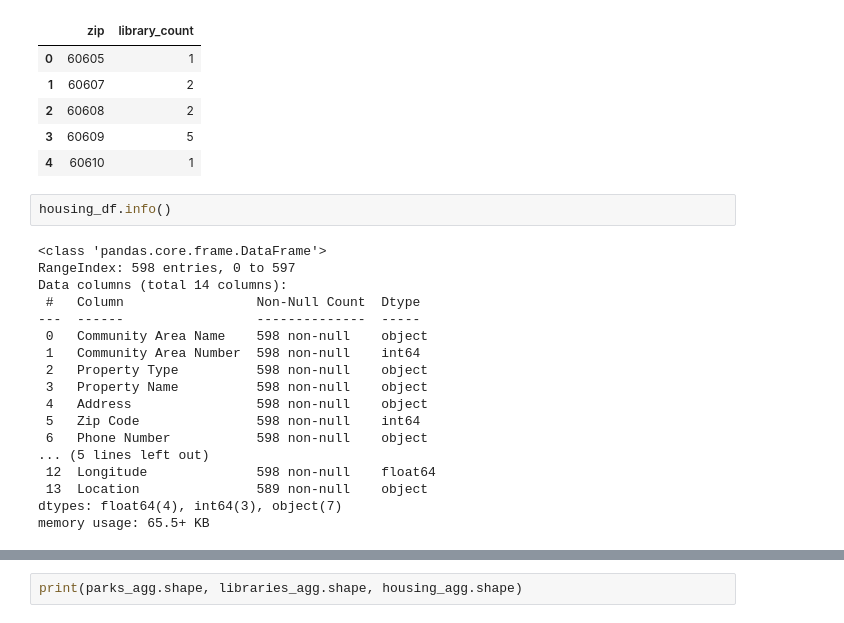
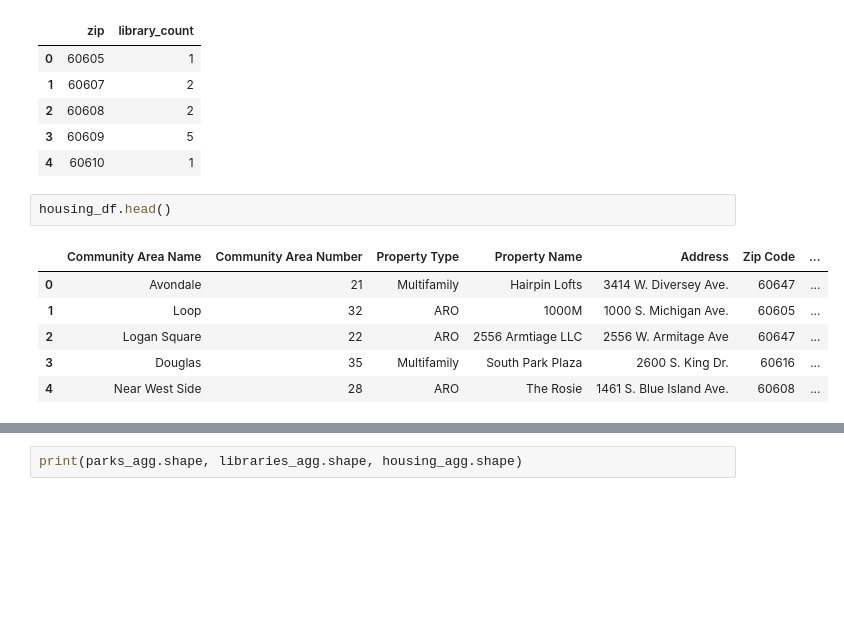
Before and after one commit to blythemadera/CME, a Jupyter notebook: Project.ipynb, the cells around one changed output, grey strips where cells are left out. Cells and saved outputs as stored; diff of their text form; blank space fills up the shorter version.

```diff
--- a/Project.ipynb
+++ b/Project.ipynb
@@ -71,23 +72,12 @@ libraries_agg.head()
 | 3 | 60609 | 5 |
 | 4 | 60610 | 1 |
 # %%
-housing_df.info()
+housing_df.head()
 # %% [output]
-<class 'pandas.core.frame.DataFrame'>
-RangeIndex: 598 entries, 0 to 597
-Data columns (total 14 columns):
- #   Column                 Non-Null Count  Dtype
----  ------                 --------------  -----
- 0   Community Area Name    598 non-null    object
- 1   Community Area Number  598 non-null    int64
- 2   Property Type          598 non-null    object
- 3   Property Name          598 non-null    object
- 4   Address                598 non-null    object
- 5   Zip Code               598 non-null    int64
- 6   Phone Number           598 non-null    object
-... (5 lines left out)
- 12  Longitude              598 non-null    float64
- 13  Location               589 non-null    object
-dtypes: float64(4), int64(3), object(7)
-memory usage: 65.5+ KB
+|  | Community Area Name | Community Area Number | Property Type | Property Name | Address | Zip Code | ... |
+| 0 | Avondale | 21 | Multifamily | Hairpin Lofts | 3414 W. Diversey Ave. | 60647 | ... |
+| 1 | Loop | 32 | ARO | 1000M | 1000 S. Michigan Ave. | 60605 | ... |
+| 2 | Logan Square | 22 | ARO | 2556 Armtiage LLC | 2556 W. Armitage Ave | 60647 | ... |
+| 3 | Douglas | 35 | Multifamily | South Park Plaza | 2600 S. King Dr. | 60616 | ... |
+| 4 | Near West Side | 28 | ARO | The Rosie | 1461 S. Blue Island Ave. | 60608 | ... |
 # %%
```
Also changed, not shown: parts of 5 cells of this notebook.
